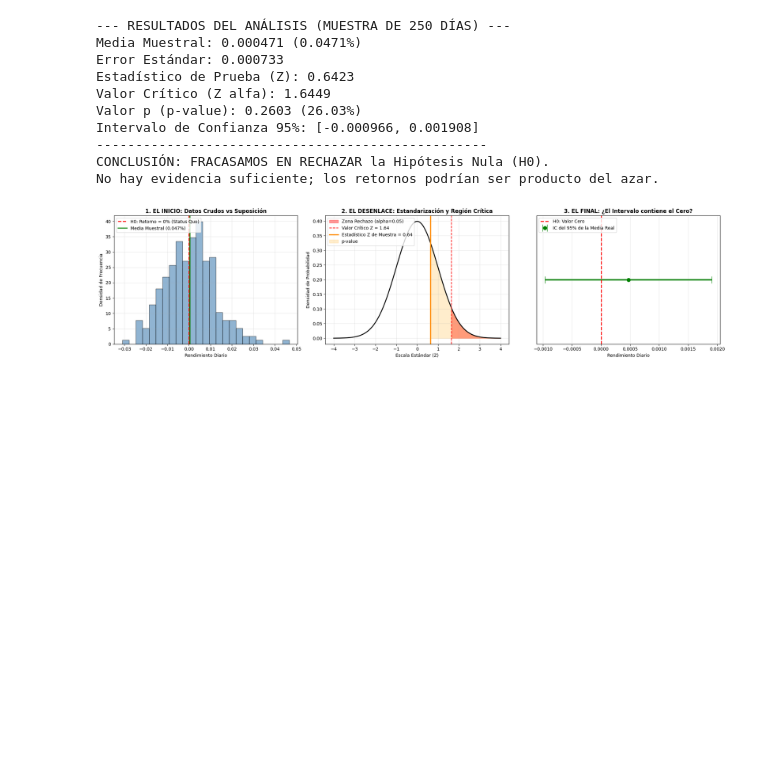
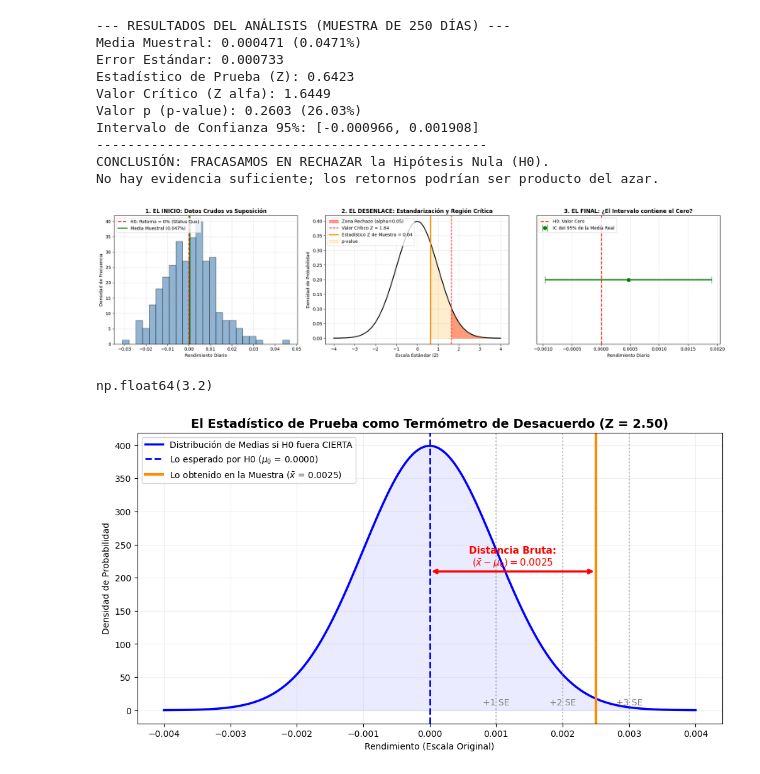
Before and after one commit to ADRIANVM117/quant-research-notes, a Jupyter notebook: quant_analysis/hyphotesis_testing.ipynb, the cells around one changed output. Drawn from its saved outputs; the diff is of its cells as text; code cells hidden in the pictures; blank space fills up the shorter version.

Commit message:
prueba de hipotesis entendimiento ejercicio

```diff
--- a/quant_analysis/hyphotesis_testing.ipynb
+++ b/quant_analysis/hyphotesis_testing.ipynb
@@ -168,3 +168,70 @@ plt.tight_layout()
 plt.show()
 # %% [output]
 [figure]
+# %%
+sample_mu = 0.008
+sample_std = 0.025
+sample_size = 100
+# test statistic
+# (\bar{\mu} - \mu_0 ) / se
+se = sample_std / np.sqrt(sample_size)
+z_stat = (sample_mu - 0 ) / se
+z_stat
+# %% [output]
+np.float64(3.2)
+# %%
+import numpy as np
+import scipy.stats as stats
+import matplotlib.pyplot as plt
+
+# Configuración del Escenario FRM
+# ==========================================
+mu_0 = 0.0000          # Teoría (H0): El algoritmo no rinde nada (0%)
+media_muestral = 0.0025 # Realidad: La muestra dio 0.25% de rendimiento
+se = 0.0010            # Error Estándar (La unidad de medida en el denominador)
+
+# Cálculo del Estadístico de Prueba (Fórmula del examen)
+# Z = (Muestra - Teoría) / Regla de Medir
+z_stat = (media_muestral - mu_0) / se
+
+# Configurar el espacio para graficar la distribución de H0
+x = np.linspace(mu_0 - 4*se, mu_0 + 4*se, 1000)
+y = stats.norm.pdf(x, mu_0, se)
+
+# Crear la gráfica
+plt.figure(figsize=(12, 6))
+plt.plot(x, y, color='blue', linewidth=2.5, label='Distribución de Medias si H0 fuera CIERTA')
+plt.fill_between(x, y, color='blue', alpha=0.08)
+
+# Línea de lo que espera H0
+plt.axvline(mu_0, color='blue', linestyle='--', linewidth=2,
+            label=f'Lo esperado por H0 ($\mu_0$ = {mu_0:.4f})')
+
+# Línea de lo que realmente obtuviste
+plt.axvline(media_muestral, color='darkorange', linestyle='-', linewidth=3,
+            label=f'Lo obtenido en la Muestra ($\\bar{{x}}$ = {media_muestral:.4f})')
+
+# Dibujar la flecha que representa la Distancia (El numerador: \bar{x} - \mu_0)
+plt.annotate('', xy=(media_muestral, plt.gca().get_ylim()[1]*0.5),
+             xytext=(mu_0, plt.gca().get_ylim()[1]*0.5),
+             arrowprops=dict(arrowstyle="<->", color='red', lw=2.5))
+
+plt.text((mu_0 + media_muestral)/2, plt.gca().get_ylim()[1]*0.52,
+         f'Distancia Bruta:\n$(\\bar{{x}} - \\mu_0) = {media_muestral - mu_0:.4f}$',
+         color='red', fontsize=11, fontweight='bold', ha='center')
+
+# Dibujar los saltos del Error Estándar (Denominador: SE) para ver las "unidades"
+for i in range(1, 4):
+    plt.axvline(mu_0 + i*se, color='gray', linestyle=':', alpha=0.5)
+    plt.text(mu_0 + i*se, plt.gca().get_ylim()[1]*0.02, f'+{i} SE', color='gray', ha='center')
+
+# Títulos y detalles explicativos
+plt.title(f"El Estadístico de Prueba como Termómetro de Desacuerdo (Z = {z_stat:.2f})", fontsize=14, fontweight='bold')
+plt.xlabel("Rendimiento (Escala Original)")
+plt.ylabel("Densidad de Probabilidad")
+plt.legend(loc='upper left', fontsize=10)
+plt.grid(alpha=0.2)
+
+plt.show()
+# %% [output]
+[figure, added]
```
Also changed, not shown: parts of 1 cell of this notebook.
